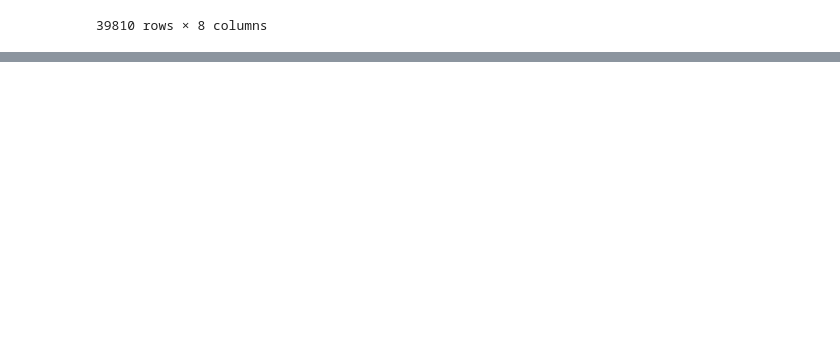
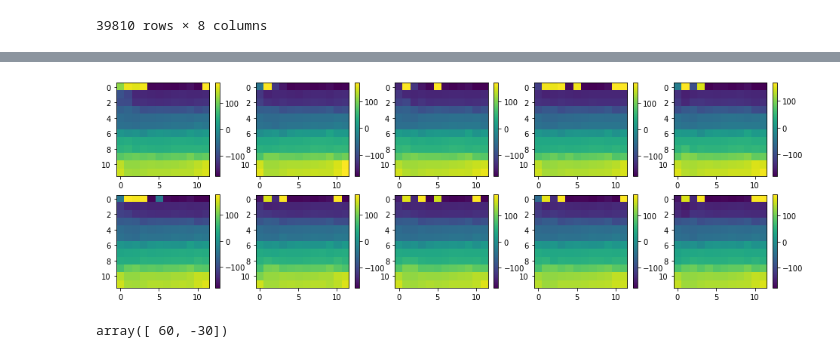
Before and after one commit to ccli3896/RLWorms, a Jupyter notebook: 12_01_dropoutmodel/IntegrationTesting2.ipynb, the cells around one changed output, grey strips where cells are left out. Drawn from its saved outputs; the diff is of its cells as text; code cells hidden in the pictures; blank space fills up the shorter version.

```diff
--- a/12_01_dropoutmodel/IntegrationTesting2.ipynb
+++ b/12_01_dropoutmodel/IntegrationTesting2.ipynb
@@ -135,0 +134,8 @@ len([])
+# %%
+fig,ax = plt.subplots(2,5)
+fig.set_size_inches((16,5))
+for i in range(10):
+    img = ax[i//5,i%5].imshow(modset.models[i]['body_off'][:,:,0])
+    fig.colorbar(img, ax=ax[i//5,i%5]);
+# %% [output]
+[figure, added]
@@ -135,0 +146,4 @@ len([])
+# %%
+worm.obs2grid(obs)
+# %% [output]
+array([ 60, -30])
```
Also changed, not shown: parts of 12 cells of this notebook, 3 other files.
